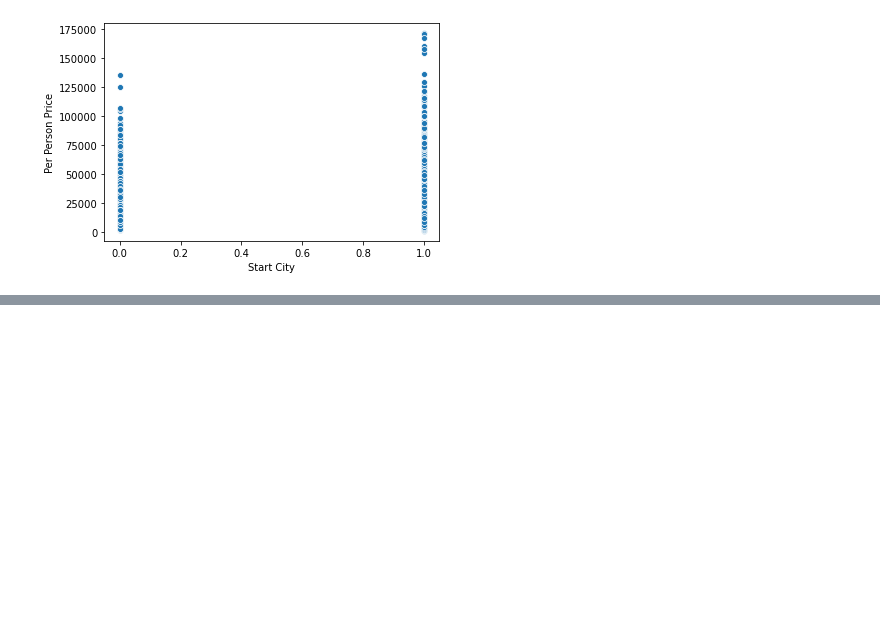
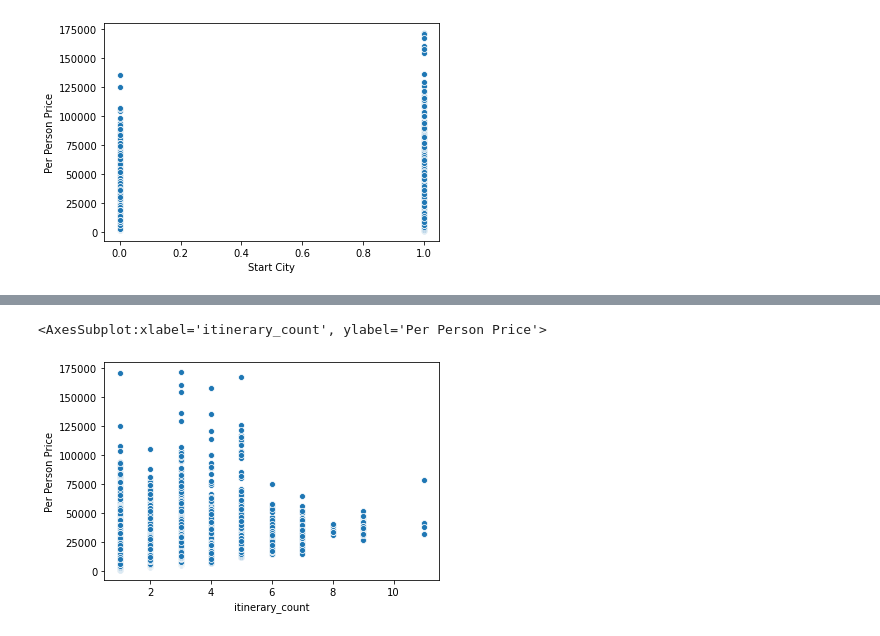
Before and after one commit to thunderock/machine_hack, a Jupyter notebook: price_prediction/feature generation.ipynb, the cells around one changed output, grey strips where cells are left out. Drawn from its saved outputs; the diff is of its cells as text; code cells hidden in the pictures; blank space fills up the shorter version.

```diff
--- a/price_prediction/feature generation.ipynb
+++ b/price_prediction/feature generation.ipynb
@@ -257,0 +228,5 @@ df['PT_SC'] = df.groupby(['Package Type', 'Start City']).ngroup().astype('int')
+# %%
+sns.scatterplot(y='Per Person Price', x='itinerary_count', data=df[~df['Per Person Price'].isna()])
+# %% [output]
+<AxesSubplot:xlabel='itinerary_count', ylabel='Per Person Price'>
+[figure, added]
```
Also changed, not shown: parts of 14 cells of this notebook, 5 other files.
